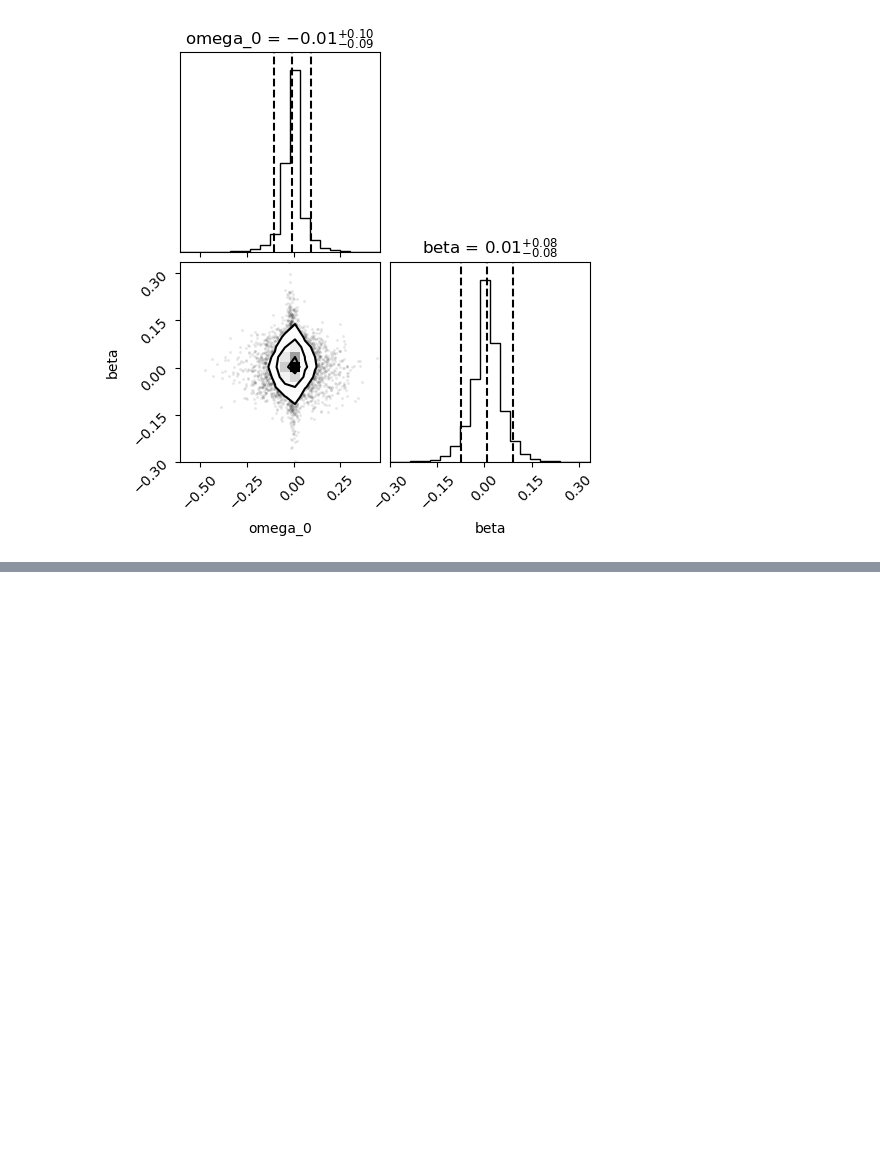
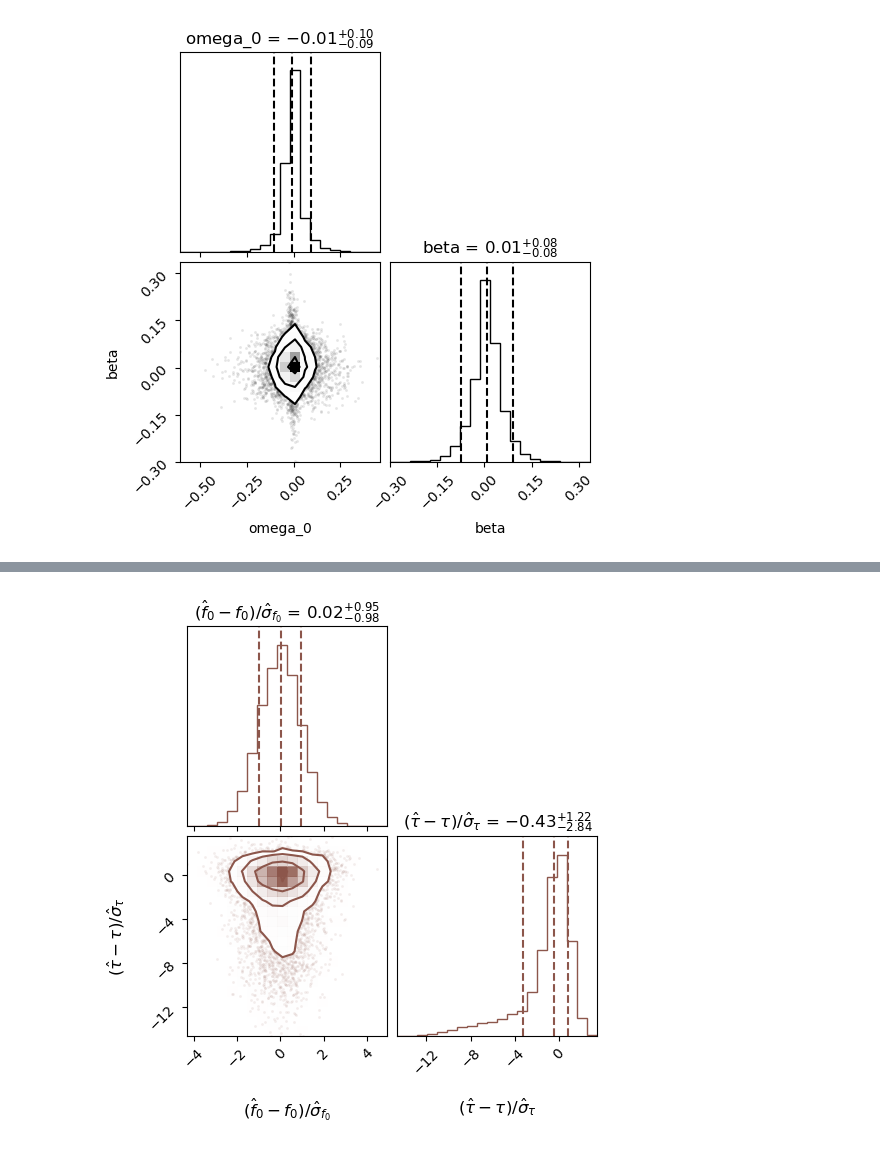
Before and after one commit to kyoon-mit/ssm_regression, a Jupyter notebook: plotting.ipynb, the cells around one changed output, grey strips where cells are left out. Cells and saved outputs as stored; diff of their text form; code cells hidden in the pictures; blank space fills up the shorter version.

```diff
--- a/plotting.ipynb
+++ b/plotting.ipynb
@@ -717,0 +803,40 @@ figure = corner.corner(
+# %%
+# SHO
+sg_df = pd.read_parquet('/ceph/submit/data/user/k/kyoon/KYoonStudy/fitresults/bilby_sg/SineGaussian_bilby_combined.parquet')
+# %%
+# Ensure correct ordering and filtering
+sg_df_clean = sg_df[sg_df['stat'].isin(['mean', 'std', 'truth'])].copy()
+
+# Convert the index to a column if needed
+sg_df_clean = sg_df_clean.reset_index()
+
+# Pivot to get event-wise values
+sg_pivoted = sg_df_clean.pivot(index='event_id', columns='stat', values=['f_0', 'tau'])
+
+sg_f0_mean = sg_pivoted['f_0']['mean']
+sg_f0_std = sg_pivoted['f_0']['std']
+sg_f0_truth = sg_pivoted['f_0']['truth']
+
+sg_tau_mean = sg_pivoted['tau']['mean']
+sg_tau_std = sg_pivoted['tau']['std']
+sg_tau_truth = sg_pivoted['tau']['truth']
+
+sg_z_f0 = (sg_f0_mean - sg_f0_truth) / sg_f0_std
+sg_z_tau = (sg_tau_mean - sg_tau_truth) / sg_tau_std
+
+sg_mask = np.abs(sg_z_f0) < 5
+sg_samples = np.vstack([sg_z_f0[sg_mask], sg_z_tau[sg_mask]]).T
+
+corner.corner(sg_samples,
+                          labels=[r'$(\hat{f}_0 - f_0)/\hat{\sigma}_{f_0}$',
+                                          r'$(\hat{\tau} - \tau)/\hat{\sigma}_{\tau}$'],
+                          show_titles=True,
+                          quantiles=[0.16, 0.5, 0.84],
+                          title_kwargs={"fontsize": 12},
+                          label_kwargs={"fontsize": 12},
+                          title_fmt='.2f',
+                          color='C5'
+)
+plt.show()
+# %% [output]
+[figure, added]
```
Also changed, not shown: parts of 9 cells of this notebook.
